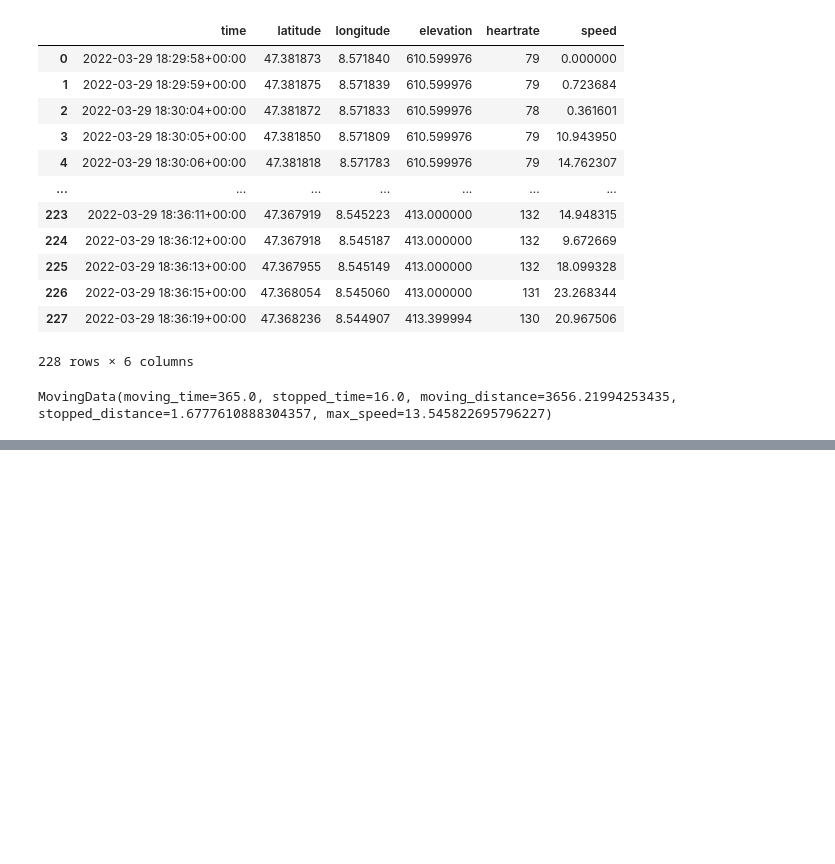
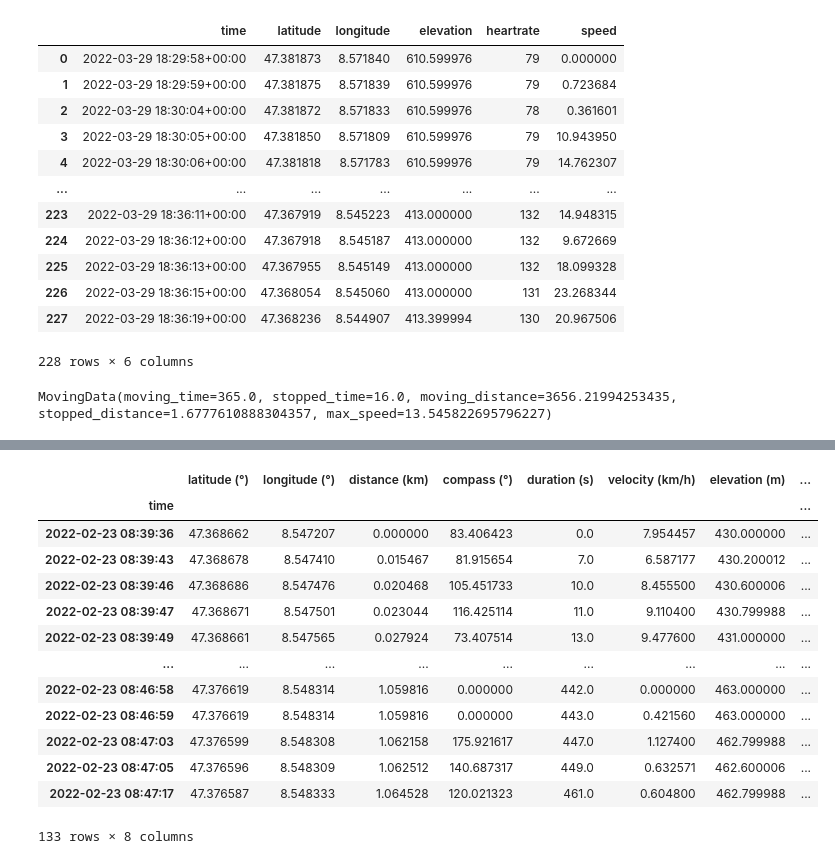
Before and after one commit to iorala/track-rides, a Jupyter notebook: Funktionen_definieren.ipynb, the cells around one changed output, grey strips where cells are left out. Saved outputs shown, nothing was run; the diff lists cells and outputs as text; code cells hidden in the pictures; blank space fills up the shorter version.

```diff
--- a/Funktionen_definieren.ipynb
+++ b/Funktionen_definieren.ipynb
@@ -77,0 +87,3 @@ gpx
+# %%
+import gpxo
+track = gpxo.Track('activity_1.gpx')
@@ -77,0 +130,17 @@ gpx
+# %%
+track.data
+# %% [output]
+|  | latitude (°) | longitude (°) | distance (km) | compass (°) | duration (s) | velocity (km/h) | elevation (m) | ... |
+| time |  |  |  |  |  |  |  | ... |
+| 2022-02-23 08:39:36 | 47.368662 | 8.547207 | 0.000000 | 83.406423 | 0.0 | 7.954457 | 430.000000 | ... |
+| 2022-02-23 08:39:43 | 47.368678 | 8.547410 | 0.015467 | 81.915654 | 7.0 | 6.587177 | 430.200012 | ... |
+| 2022-02-23 08:39:46 | 47.368686 | 8.547476 | 0.020468 | 105.451733 | 10.0 | 8.455500 | 430.600006 | ... |
+| 2022-02-23 08:39:47 | 47.368671 | 8.547501 | 0.023044 | 116.425114 | 11.0 | 9.110400 | 430.799988 | ... |
+| 2022-02-23 08:39:49 | 47.368661 | 8.547565 | 0.027924 | 73.407514 | 13.0 | 9.477600 | 431.000000 | ... |
+| ... | ... | ... | ... | ... | ... | ... | ... | ... |
+| 2022-02-23 08:46:58 | 47.376619 | 8.548314 | 1.059816 | 0.000000 | 442.0 | 0.000000 | 463.000000 | ... |
+| 2022-02-23 08:46:59 | 47.376619 | 8.548314 | 1.059816 | 0.000000 | 443.0 | 0.421560 | 463.000000 | ... |
+| 2022-02-23 08:47:03 | 47.376599 | 8.548308 | 1.062158 | 175.921617 | 447.0 | 1.127400 | 462.799988 | ... |
+| 2022-02-23 08:47:05 | 47.376596 | 8.548309 | 1.062512 | 140.687317 | 449.0 | 0.632571 | 462.600006 | ... |
+| 2022-02-23 08:47:17 | 47.376587 | 8.548333 | 1.064528 | 120.021323 | 461.0 | 0.604800 | 462.799988 | ... |
+133 rows × 8 columns
```
Also changed, not shown: parts of 12 cells of this notebook, 1 other file.
